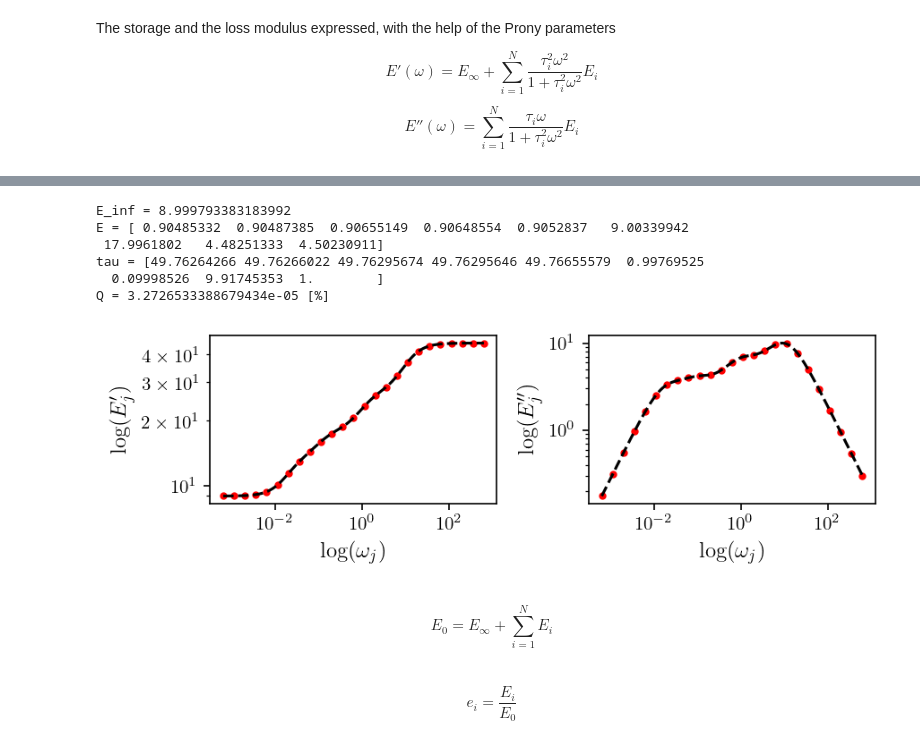
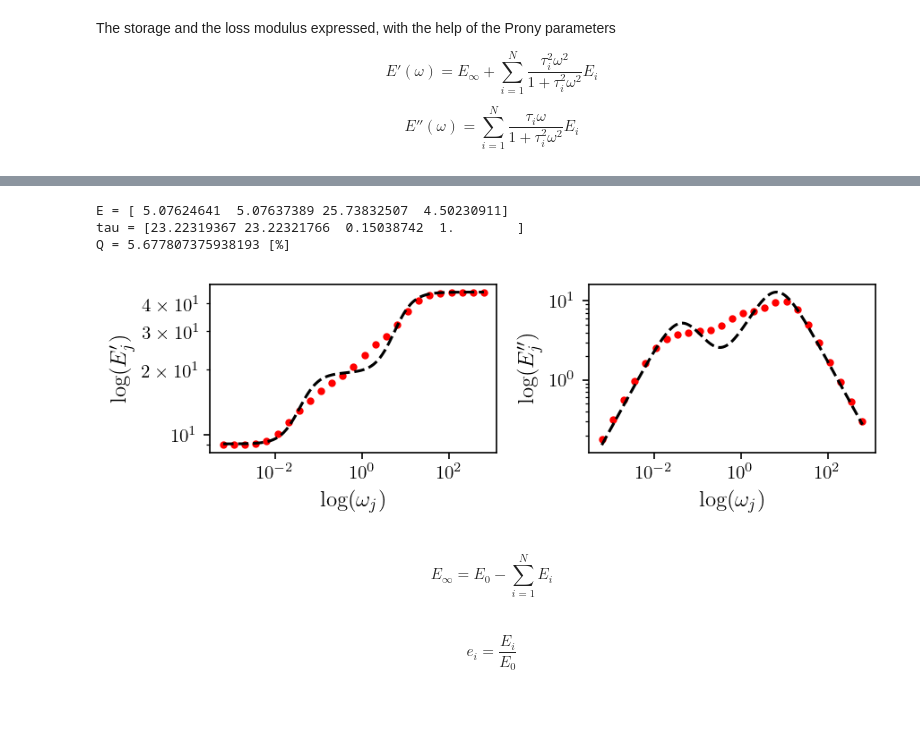
Before and after one commit to zsoca000/Finite-elastic-deformations-HW1, a Jupyter notebook: solution.ipynb, the cells around one changed output, grey strips where cells are left out. Cells and saved outputs as stored; diff of their text form; code cells hidden in the pictures; blank space fills up the shorter version.

Commit message:
instantenous modulus visually

```diff
--- a/solution.ipynb
+++ b/solution.ipynb
@@ -65,3 +69,5 @@ plt.show()
+# %%
+E_0 = 45
 # %% [markdown]
 The storage and the loss modulus expressed, with the help of the Prony parameters
 
@@ -82,9 +88,14 @@ Q\left(E_{\infty},\{E_i\}_{i=1}^N,\{\tau_i\}_{i=1}^N\right) =
 \frac{1}{n}\sum_{j=1}^n \left[\left(1-\frac{E'(\omega_j)}{E'_j}\right)^2 + \left(1-\frac{E''(\omega_j)}{E''_j}\right)^2\right]
 $$
 # %%
-def E_storage(omega,E_inf,E,tau):
+def E_storage(omega,E,tau):
     assert len(E) == len(tau)
     N = len(E) - 1
+    # calc E_inf
+    E_inf = E_0
+    for i in range(N):
+        E_inf = E_inf - E[i]
+    # calc E_storage
     ret = E_inf
     for i in range(N):
         ret += tau[i]**2 * omega**2 / (1 + omega**2 * tau[i]**2) * E[i]
@@ -99,11 +110,11 @@ def E_loss(omega,E,tau):
     return ret
 
 def Q(params):
-    N = (len(params) - 1) // 2
-    E_inf = params[0]
-    E = params[1:1+N]
-    tau = params[1+N:]
-    return np.mean((1 - E_loss(omega,E,tau)/E_loss_true)**2 + (1 - E_storage(omega,E_inf,E,tau)/E_storage_true)**2)
+    assert len(params) % 2 == 0
+    N = len(params) // 2
+    E = params[0:N]
+    tau = params[N:]
+    return np.mean((1 - E_loss(omega,E,tau)/E_loss_true)**2 + (1 - E_storage(omega,E,tau)/E_storage_true)**2)
 # %%
 from tqdm import tqdm
 from scipy.optimize import minimize
@@ -132,54 +142,48 @@ plt.show()
 # %%
-N = 9 # order of the Prony series
+N = 4 # order of the Prony series
 
-E_inf = E_storage_true[0]
-E = [E_inf/2] * N
+E = [E_storage_true[0]/2] * N
 tau = [1] * N
 
-initial_guess = [E_inf] + E + tau
+initial_guess = E + tau
 bounds = [(0, None)] * len(initial_guess)
 
 from scipy.optimize import minimize
 result = minimize(Q, initial_guess, bounds=bounds)
 
-n = (len(result.x) - 1) // 2
-E_inf = result.x[0]
-E = result.x[1:1+n]
-tau = result.x[1+n:]
+n = (len(result.x)) // 2
+E = result.x[0:n]
+tau = result.x[n:]
 
-print(f'E_inf = {E_inf}')
 print(f'E = {E}')
 print(f'tau = {tau}')
 print(f'Q = {result.fun*100} [%]')
 # %% [output]
-E_inf = 8.999793383183992
-E = [ 0.90485332  0.90487385  0.90655149  0.90648554  0.9052837   9.00339942
- 17.9961802   4.48251333  4.50230911]
-tau = [49.76264266 49.76266022 49.76295674 49.76295646 49.76655579  0.99769525
-  0.09998526  9.91745353  1.        ]
-Q = 3.2726533388679434e-05 [%]
+E = [ 5.07624641  5.07637389 25.73832507  4.50230911]
+tau = [23.22319367 23.22321766  0.15038742  1.        ]
+Q = 5.677807375938193 [%]
 # %%
 omega_range = np.logspace(np.log10(omega[0]),np.log10(omega[-1]),1000)
 
 fig, ax = plt.subplots(1,2,figsize=(6,2),dpi=150)
 ax[0].scatter(omega,E_storage_true,color='red',marker='.')
 ax[1].scatter(omega,E_loss_true,color='red',marker='.')
-ax[0].plot(omega_range,E_storage(omega_range,E_inf,E,tau),color='black',ls='--')
+ax[0].plot(omega_range,E_storage(omega_range,E,tau),color='black',ls='--')
 ax[1].plot(omega_range,E_loss(omega_range,E,tau),color='black',ls='--')
 ax[0].set_xscale('log')
 ax[0].set_yscale('log')
 ax[1].set_xscale('log')
 ax[1].set_yscale('log')
 ax[0].set_xlabel(r"log($\omega_j$)",fontsize=12)
 ax[0].set_ylabel(r"log($E'_j$)",fontsize=12)
 ax[1].set_xlabel(r"log($\omega_j$)",fontsize=12)
 ax[1].set_ylabel(r"log($E''_j$)",fontsize=12)
 plt.tight_layout()
 plt.show()
 # %% [output]
-[figure, old version]
+[figure, new version]
 # %% [markdown]
 $$
-E_0 = E_{\infty} + \sum_{i=1}^N E_i
+E_{\infty} = E_0 - \sum_{i=1}^N E_i
 $$
 # %%
```
Also changed, not shown: parts of 12 cells of this notebook, 12 other files.
